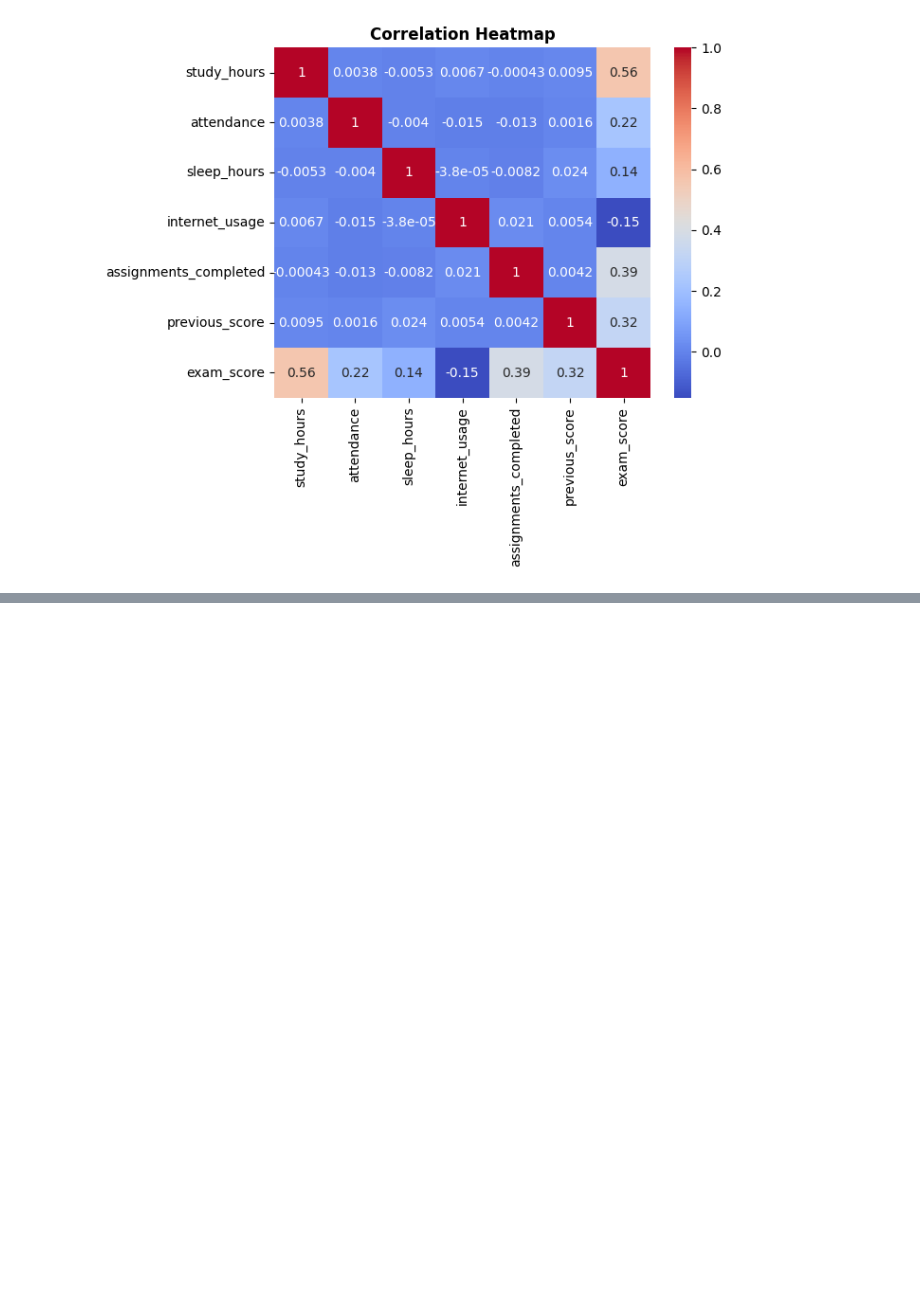
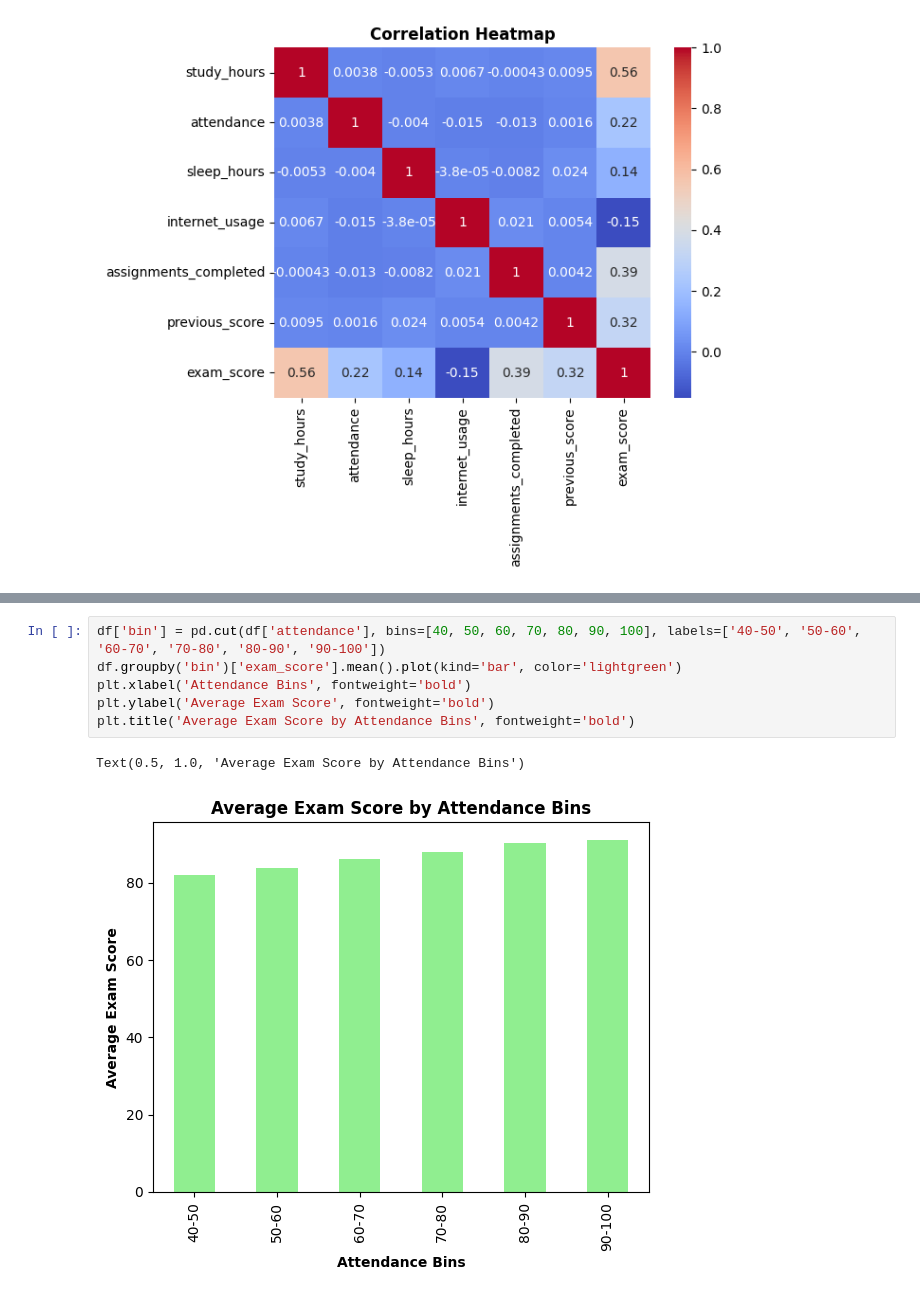
Before and after one commit to Gopi-Dinesh-Mandapaneni/student-performance-placement-analysis, a Jupyter notebook: main.ipynb, the cells around one changed output, grey strips where cells are left out. Drawn from its saved outputs; the diff is of its cells as text; blank space fills up the shorter version.

```diff
--- a/main.ipynb
+++ b/main.ipynb
@@ -148,0 +220,9 @@ df.groupby("placement_status").mean()
+# %%
+df['bin'] = pd.cut(df['attendance'], bins=[40, 50, 60, 70, 80, 90, 100], labels=['40-50', '50-60', '60-70', '70-80', '80-90', '90-100'])
+df.groupby('bin')['exam_score'].mean().plot(kind='bar', color='lightgreen')
+plt.xlabel('Attendance Bins', fontweight='bold')
+plt.ylabel('Average Exam Score', fontweight='bold')
+plt.title('Average Exam Score by Attendance Bins', fontweight='bold')
+# %% [output]
+Text(0.5, 1.0, 'Average Exam Score by Attendance Bins')
+[figure, added]
```
Also changed, not shown: parts of 19 cells of this notebook.
